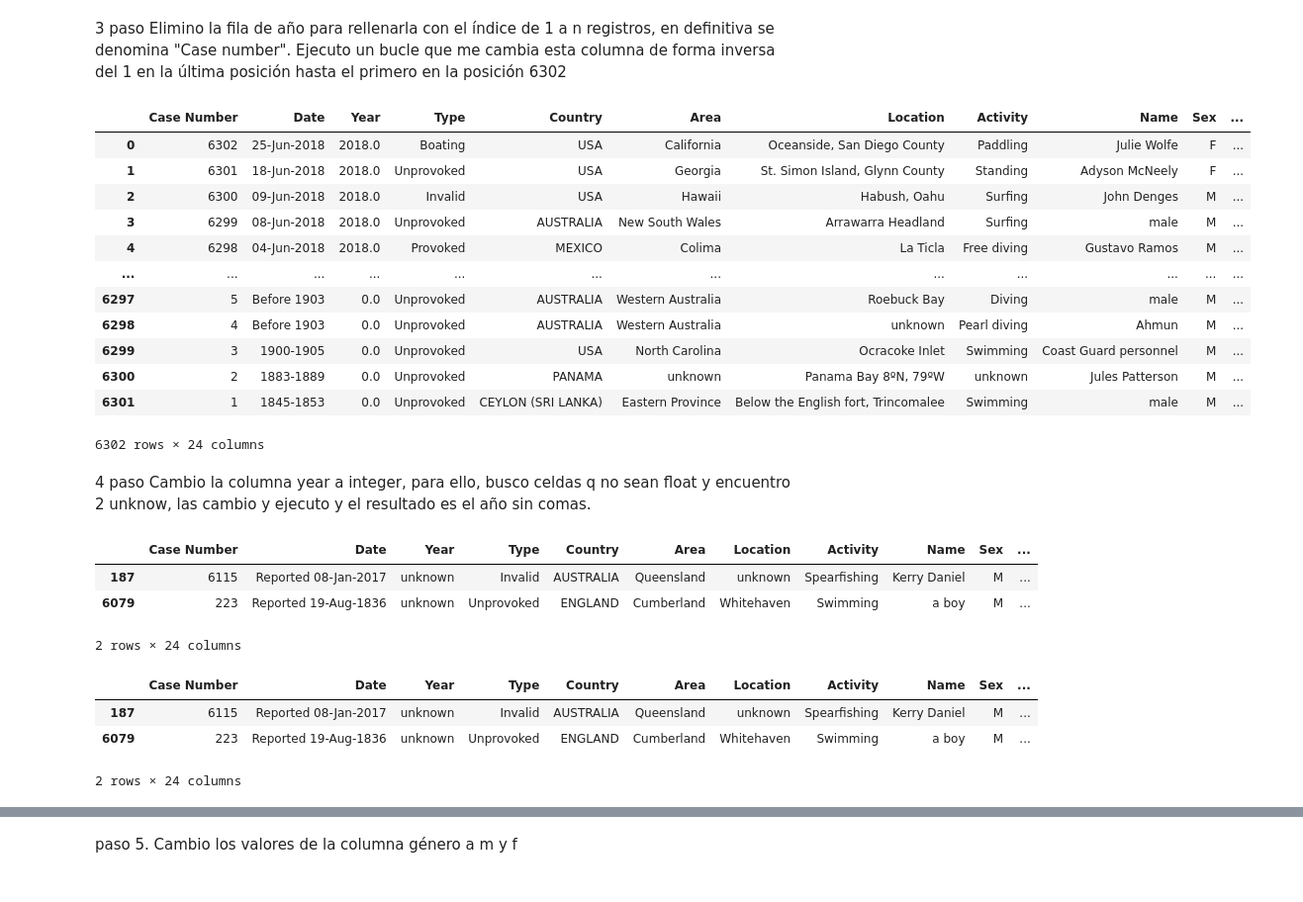
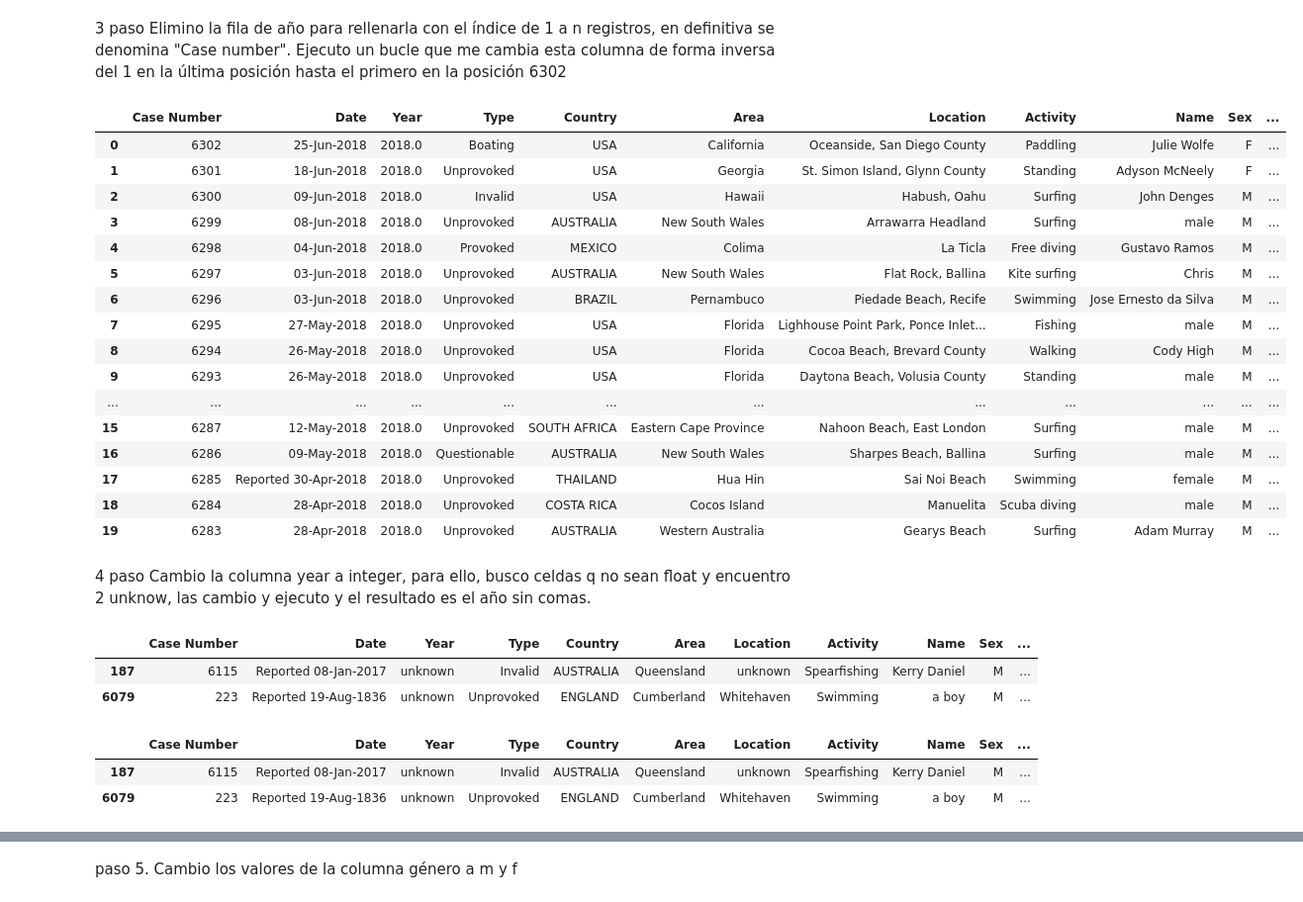
Before and after one commit to Carlosclementegarcia/PROYECTO-SHARKS-CARLOS, a Jupyter notebook: YOUR-CODE/Untitled-1.ipynb, the cells around one changed output, grey strips where cells are left out. Shown: that part at 99% size. Cells and saved outputs as stored; diff of their text form; code cells hidden in the pictures.

```diff
--- a/YOUR-CODE/Untitled-1.ipynb
+++ b/YOUR-CODE/Untitled-1.ipynb
@@ -3,6 +3,8 @@ import pandas as pd
 import numpy as np
 # %%
 df = pd.read_csv(r'C:\Users\cleme\laboratorios\PROYECTO-SHARKS-CARLOS\data\attacks.csv', encoding= "ISO-8859-1")
+# %%
+pd.options.display.max_columns = None
 # %%
 df.head(20)
 # %% [output]
@@ -81,26 +86,30 @@ df
 # %%
 
 n_fila = df.shape[0]
 
 for i in range(n_fila):
     df.loc[i, 'Case Number'] = n_fila - i
 
 
-df
+display(df.head(20))
 # %% [output]
 |  | Case Number | Date | Year | Type | Country | Area | Location | Activity | Name | Sex | ... |
 | 0 | 6302 | 25-Jun-2018 | 2018.0 | Boating | USA | California | Oceanside, San Diego County | Paddling | Julie Wolfe | F | ... |
 | 1 | 6301 | 18-Jun-2018 | 2018.0 | Unprovoked | USA | Georgia | St. Simon Island, Glynn County | Standing | Adyson McNeely | F | ... |
 | 2 | 6300 | 09-Jun-2018 | 2018.0 | Invalid | USA | Hawaii | Habush, Oahu | Surfing | John Denges | M | ... |
 | 3 | 6299 | 08-Jun-2018 | 2018.0 | Unprovoked | AUSTRALIA | New South Wales | Arrawarra Headland | Surfing | male | M | ... |
 | 4 | 6298 | 04-Jun-2018 | 2018.0 | Provoked | MEXICO | Colima | La Ticla | Free diving | Gustavo Ramos | M | ... |
+| 5 | 6297 | 03-Jun-2018 | 2018.0 | Unprovoked | AUSTRALIA | New South Wales | Flat Rock, Ballina | Kite surfing | Chris | M | ... |
+| 6 | 6296 | 03-Jun-2018 | 2018.0 | Unprovoked | BRAZIL | Pernambuco | Piedade Beach, Recife | Swimming | Jose Ernesto da Silva | M | ... |
+| 7 | 6295 | 27-May-2018 | 2018.0 | Unprovoked | USA | Florida | Lighhouse Point Park, Ponce Inlet... | Fishing | male | M | ... |
+| 8 | 6294 | 26-May-2018 | 2018.0 | Unprovoked | USA | Florida | Cocoa Beach, Brevard County | Walking | Cody High | M | ... |
+| 9 | 6293 | 26-May-2018 | 2018.0 | Unprovoked | USA | Florida | Daytona Beach, Volusia County | Standing | male | M | ... |
 | ... | ... | ... | ... | ... | ... | ... | ... | ... | ... | ... | ... |
-| 6297 | 5 | Before 1903 | 0.0 | Unprovoked | AUSTRALIA | Western Australia | Roebuck Bay | Diving | male | M | ... |
-| 6298 | 4 | Before 1903 | 0.0 | Unprovoked | AUSTRALIA | Western Australia | unknown | Pearl diving | Ahmun | M | ... |
-| 6299 | 3 | 1900-1905 | 0.0 | Unprovoked | USA | North Carolina | Ocracoke Inlet | Swimming | Coast Guard personnel | M | ... |
-| 6300 | 2 | 1883-1889 | 0.0 | Unprovoked | PANAMA | unknown | Panama Bay 8ºN, 79ºW | unknown | Jules Patterson | M | ... |
-| 6301 | 1 | 1845-1853 | 0.0 | Unprovoked | CEYLON (SRI LANKA) | Eastern Province | Below the English fort, Trincomalee | Swimming | male | M | ... |
+| 15 | 6287 | 12-May-2018 | 2018.0 | Unprovoked | SOUTH AFRICA | Eastern Cape Province | Nahoon Beach, East London | Surfing | male | M | ... |
+| 16 | 6286 | 09-May-2018 | 2018.0 | Questionable | AUSTRALIA | New South Wales | Sharpes Beach, Ballina | Surfing | male | M | ... |
+| 17 | 6285 | Reported 30-Apr-2018 | 2018.0 | Unprovoked | THAILAND | Hua Hin | Sai Noi Beach | Swimming | female | M | ... |
+| 18 | 6284 | 28-Apr-2018 | 2018.0 | Unprovoked | COSTA RICA | Cocos Island | Manuelita | Scuba diving | male | M | ... |
+| 19 | 6283 | 28-Apr-2018 | 2018.0 | Unprovoked | AUSTRALIA | Western Australia | Gearys Beach | Surfing | Adam Murray | M | ... |
-6302 rows × 24 columns
 # %% [markdown]
 4 paso Cambio la columna year a integer, para ello, busco celdas q no sean float y encuentro 2 unknow, las cambio y ejecuto y el resultado es el año sin comas.
 # %%
@@ -110,7 +119,6 @@ resultados
 |  | Case Number | Date | Year | Type | Country | Area | Location | Activity | Name | Sex | ... |
 | 187 | 6115 | Reported 08-Jan-2017 | unknown | Invalid | AUSTRALIA | Queensland | unknown | Spearfishing | Kerry Daniel | M | ... |
 | 6079 | 223 | Reported 19-Aug-1836 | unknown | Unprovoked | ENGLAND | Cumberland | Whitehaven | Swimming | a boy | M | ... |
-2 rows × 24 columns
 # %%
 df.loc[187,'Year'] = df.loc[187,'Year'] = 0 #cambio a 0 el valor
 # %%
@@ -121,7 +129,6 @@ resultados
 |  | Case Number | Date | Year | Type | Country | Area | Location | Activity | Name | Sex | ... |
 | 187 | 6115 | Reported 08-Jan-2017 | unknown | Invalid | AUSTRALIA | Queensland | unknown | Spearfishing | Kerry Daniel | M | ... |
 | 6079 | 223 | Reported 19-Aug-1836 | unknown | Unprovoked | ENGLAND | Cumberland | Whitehaven | Swimming | a boy | M | ... |
-2 rows × 24 columns
 # %%
 df['Year'] = df['Year'].astype(int) # paso el type de la columna Year a integer
 # %%
```
Also changed, not shown: parts of 15 cells of this notebook.
